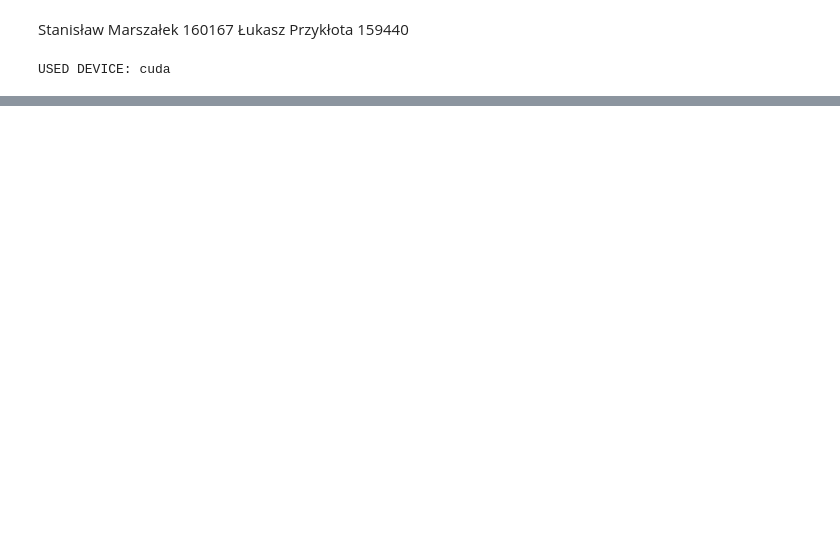
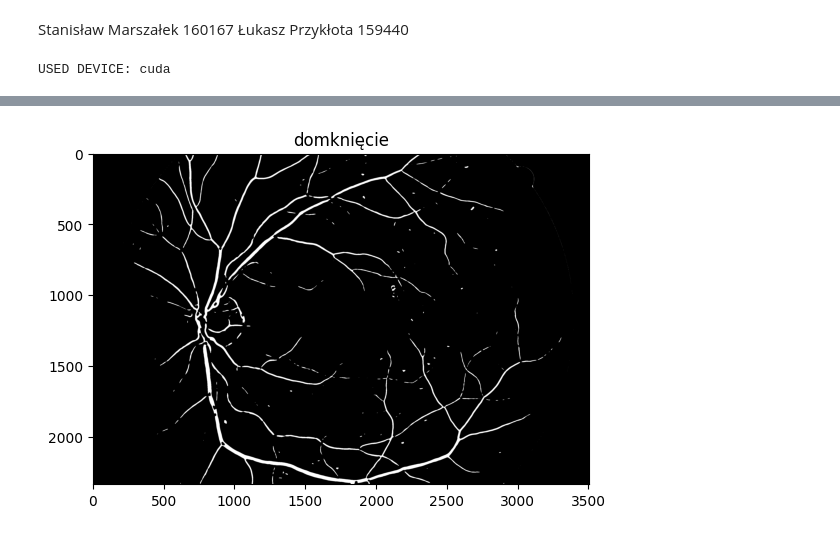
Before and after one commit to StanislawMarszalek/segmentation-of-fundus-images, a Jupyter notebook: wykrywanie_dna_oka.ipynb, the cells around one changed output, grey strips where cells are left out. Saved outputs shown, nothing was run; the diff lists cells and outputs as text; code cells hidden in the pictures; blank space fills up the shorter version.

```diff
--- a/wykrywanie_dna_oka.ipynb
+++ b/wykrywanie_dna_oka.ipynb
@@ -35,3 +42,8 @@ show_img(vesesl,"vessels no clip")
+# %%
+closed = closing(vesesl, footprint=disk(7))
+show_img(closed,"domknięcie")
+# %% [output]
+[figure, added]
 # %%
 mask=read_img(".\mask\\01_dr_mask.tif")
 mask=mask[:,:,1]
```
Also changed, not shown: parts of 4 cells of this notebook, 1 other file.
